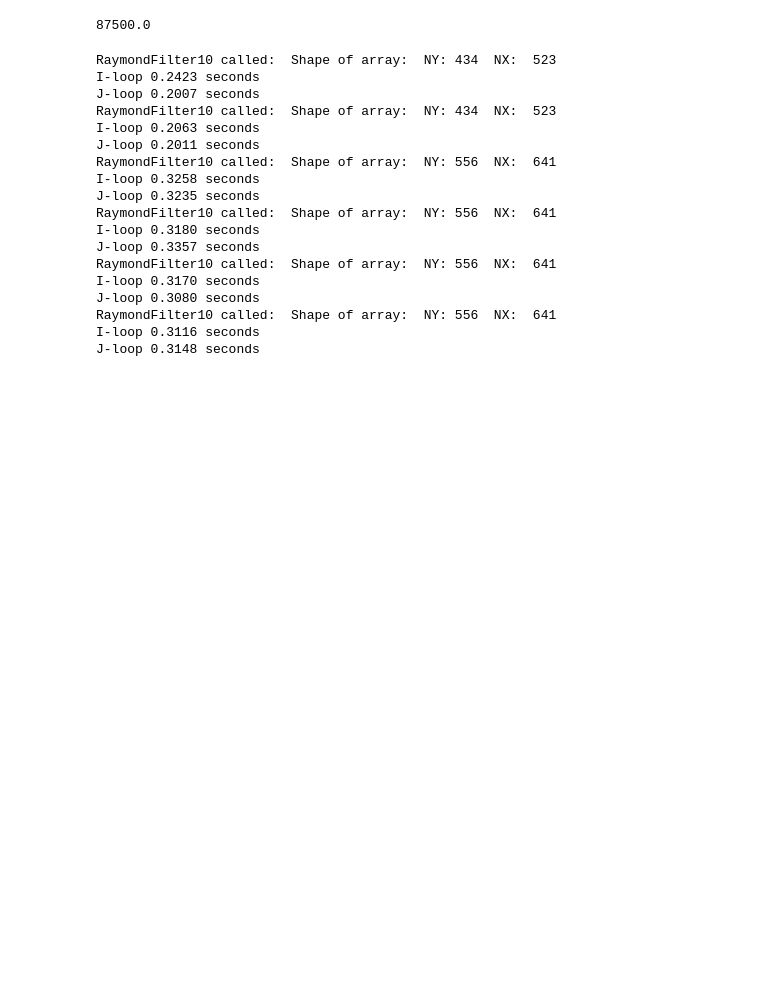
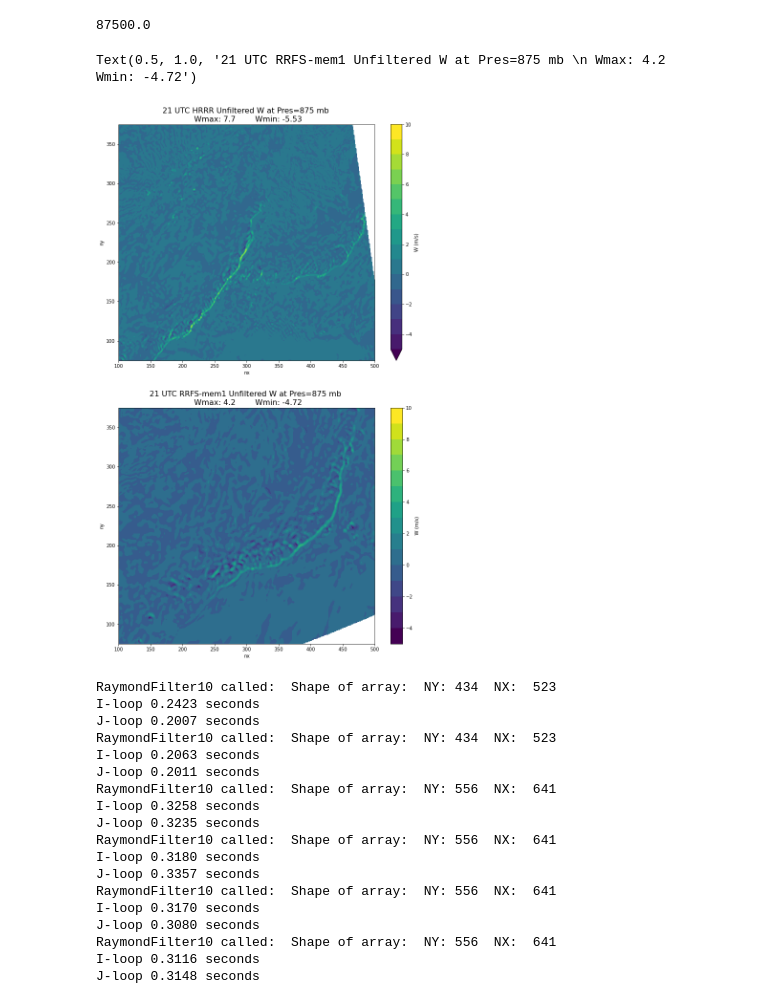
Before and after one commit to louiswicker/my_IPythonNotebooks, a Jupyter notebook: FV3_ARW_tools/filter.ipynb, the cells around one changed output. Saved outputs shown, nothing was run; the diff lists cells and outputs as text; code cells hidden in the pictures; blank space fills up the shorter version.

```diff
--- a/FV3_ARW_tools/filter.ipynb
+++ b/FV3_ARW_tools/filter.ipynb
@@ -27,7 +27,7 @@ plevel = plevels[klevel]
 print(plevel)
 
 
-utc = 18
+utc = 21
 
 def title_string(time, pres, label, wmax, wmin, eps=None):
     if eps:
@@ -37,10 +37,37 @@ def title_string(time, pres, label, wmax, wmin, eps=None):
 # %% [output]
 87500.0
 # %%
-f = xr.open_dataset(("/Users/Louis.Wicker/04May2021_HRRR/region.20210504_conus_hrrr.t00z.wrfnatf%2.2i.nc4" % utc))
+f = xr.open_dataset(("/Users/Louis.Wicker/CAM_Case_Studies/2021050400/HRRR/region.20210504_conus_hrrr.t00z.wrfnatf%2.2i.nc4" % utc))
 
 
-g = xr.open_dataset("/Users/Louis.Wicker/04May2021_RRFS/mem1/region.t00z.mem01.naf%3.3i.nc4" % utc)
+g = xr.open_dataset("/Users/Louis.Wicker/CAM_Case_Studies/2021050400/RRFS/region.t00z.mem01.naf%3.3i.nc4" % utc)
+
+fig, axes = plt.subplots(nrows=2, ncols=1, figsize=(12,20))
+xlim = [50,350]
+ylim = [75,375]
+xlim = [100,500]
+
+colormap = 'viridis'
+
+if klevel < 10:
+    vmin = -5.
+    vmax = 10.
+    clevels = np.linspace(vmin, vmax, 16)
+else:
+    vmin = -10.
+    vmax = 20.
+    clevels = np.linspace(vmin, vmax, 16)
+
+# Plot the HRRR data
+
+f.W.isel(nz=klevel).plot.contourf(ax=axes[0], levels=clevels, xlim=xlim, ylim=ylim, cmap=colormap, cbar_kwargs={'label': 'W (m/s)'})
+axes[0].set_title(title_string(utc, plevel, 'HRRR Unfiltered W', f.W.isel(nz=klevel).max(), f.W.isel(nz=klevel).min()), fontsize=16)
+xlim = [100,500]
+g.W.isel(nz=klevel).plot.contourf(ax=axes[1], levels=clevels, xlim=xlim, ylim=ylim, cmap=colormap, cbar_kwargs={'label': 'W (m/s)'})
+axes[1].set_title(title_string(utc, plevel, 'RRFS-mem1 Unfiltered W', g.W.isel(nz=klevel, nx=np.arange(0,300)).max(), g.W.isel(nz=klevel).min()), fontsize=16)
+# %% [output]
+Text(0.5, 1.0, '21 UTC RRFS-mem1 Unfiltered W at Pres=875 mb \n Wmax: 4.2        Wmin: -4.72')
+[figure, added]
 # %%
 fw_tmp = np.nan_to_num((f.W.values).astype('float64'))
 fw_tmp2 = np.zeros_like(fw_tmp)
```
Also changed, not shown: 1 other file.
